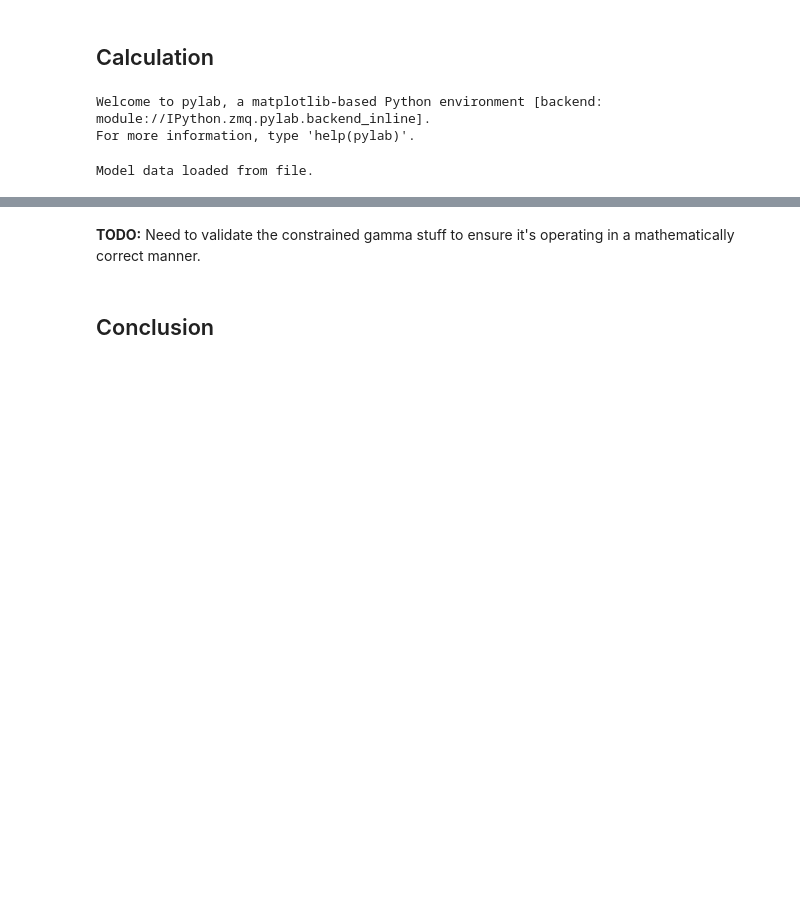
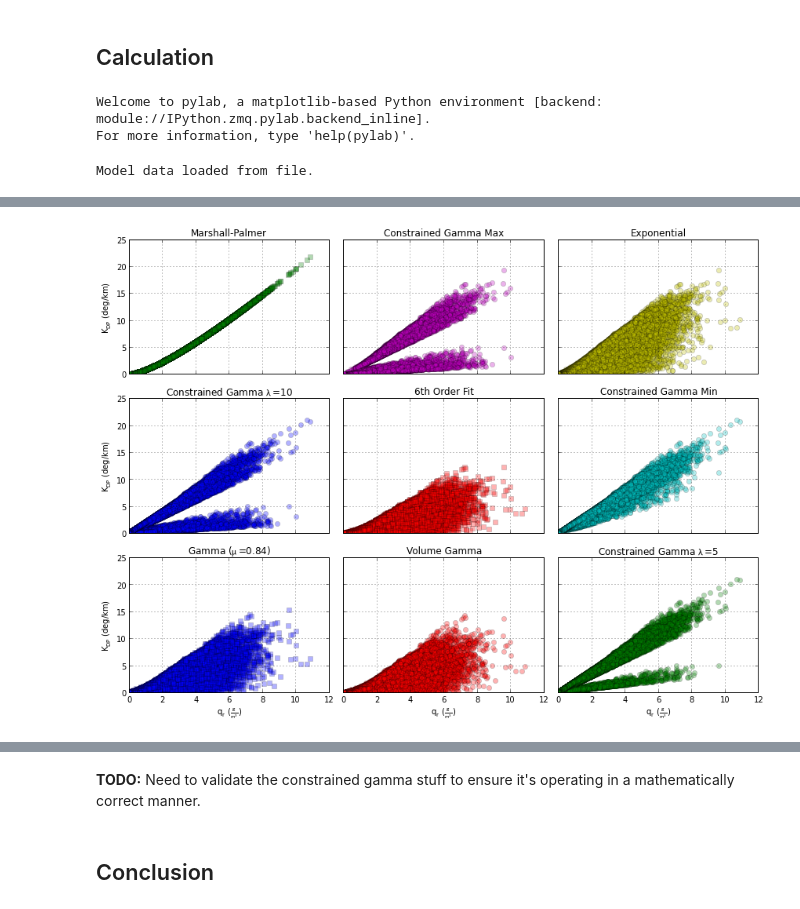
Before and after one commit to dopplershift/DissertationCode, a Jupyter notebook: notebooks/DSD Comparison.ipynb, the cells around one changed output, grey strips where cells are left out. Cells and saved outputs as stored; diff of their text form; code cells hidden in the pictures; blank space fills up the shorter version.

```diff
--- a/notebooks/DSD Comparison.ipynb
+++ b/notebooks/DSD Comparison.ipynb
@@ -229,0 +212,5 @@ adFig.tight_layout()
+# %%
+kdpFig, kdpAx = dsd_plot(x, lambda res: res[-1].kdp, xlabel, r'$K_{DP}$ (deg/km)',
+                     (0, 25), alg_results)
+# %% [output]
+[figure, added]
```
Also changed, not shown: parts of 13 cells of this notebook.
